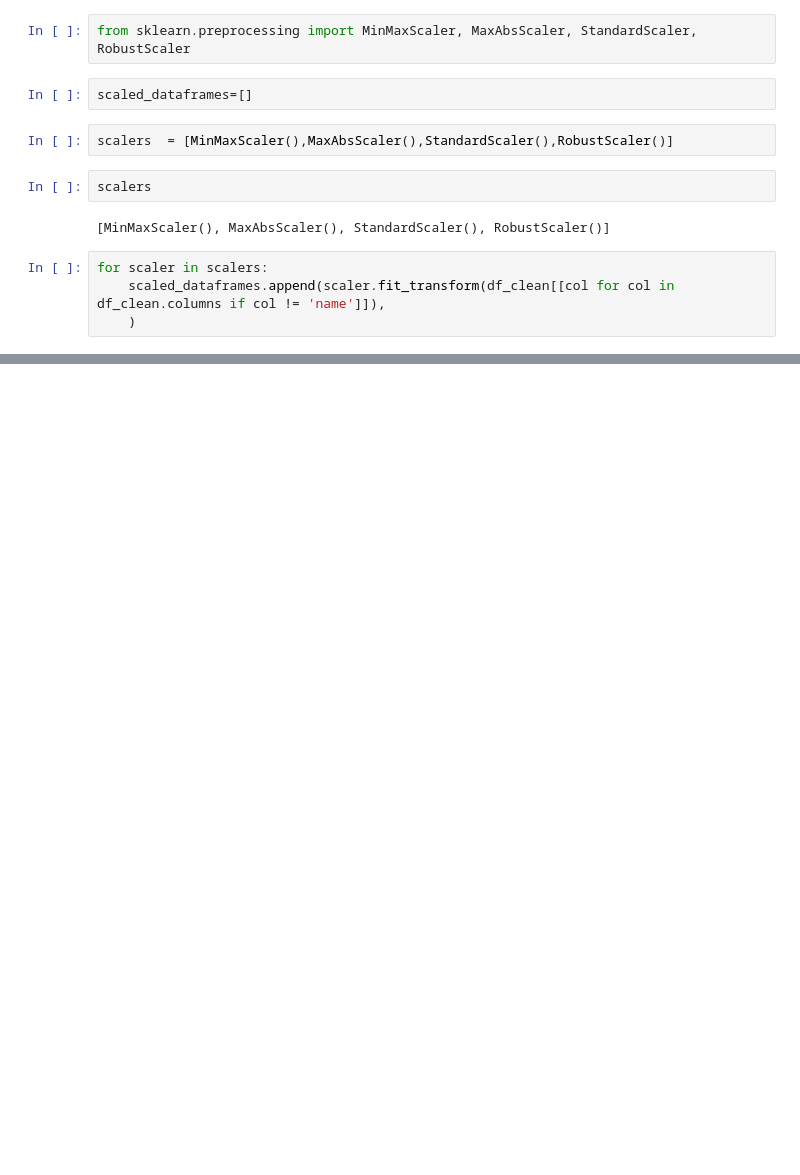
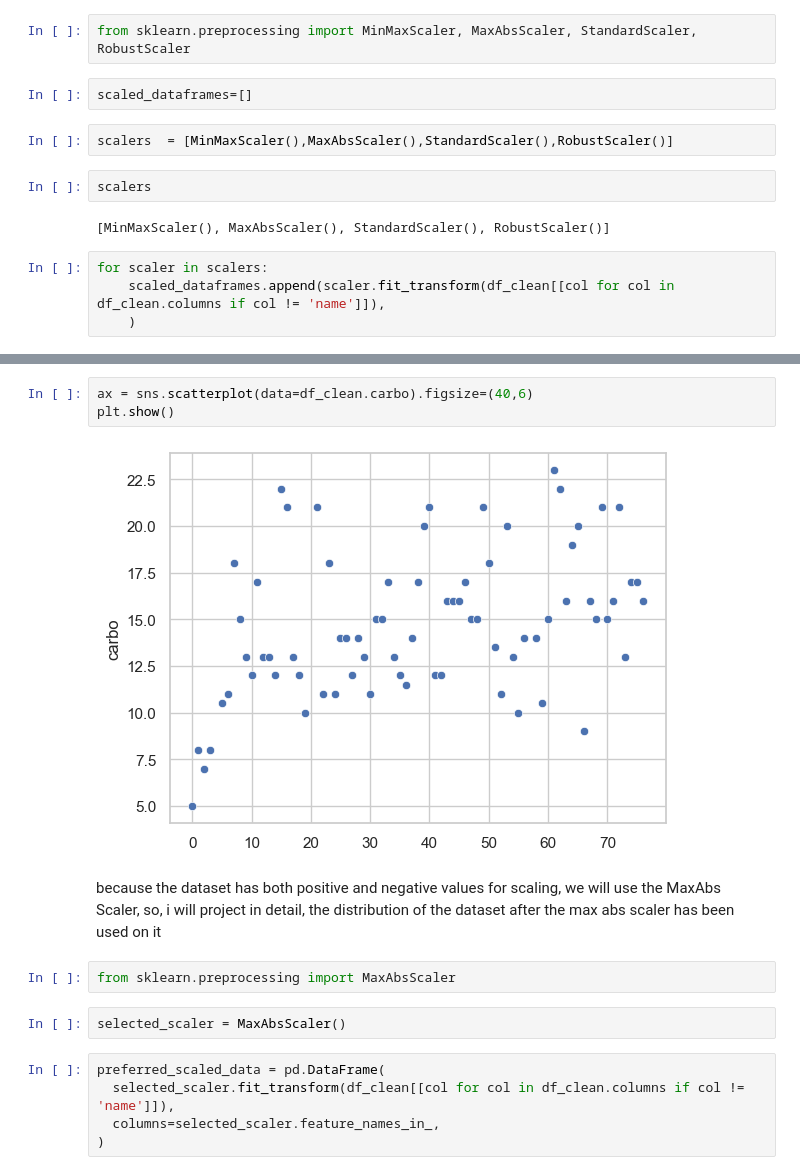
Before and after one commit to sabitijoel/machineLearning, a Jupyter notebook: joels.ipynb, the cells around one changed output, grey strips where cells are left out. Cells and saved outputs as stored; diff of their text form; blank space fills up the shorter version.

```diff
--- a/joels.ipynb
+++ b/joels.ipynb
@@ -885,0 +857,16 @@ NameError: name 'scaled_data' is not defined
+# %%
+ax = sns.scatterplot(data=df_clean.carbo).figsize=(40,6)
+plt.show()
+# %% [output]
+[figure, added]
+# %% [markdown]
+because the dataset has both positive and negative values for scaling, we will use the MaxAbs Scaler, so, i will project in detail, the distribution of the dataset after the max abs scaler has been used on it
+# %%
+from sklearn.preprocessing import MaxAbsScaler
+# %%
+selected_scaler = MaxAbsScaler()
+# %%
+preferred_scaled_data = pd.DataFrame(
+  selected_scaler.fit_transform(df_clean[[col for col in df_clean.columns if col != 'name']]),
+  columns=selected_scaler.feature_names_in_,
+)
```
Also changed, not shown: parts of 20 cells of this notebook.
